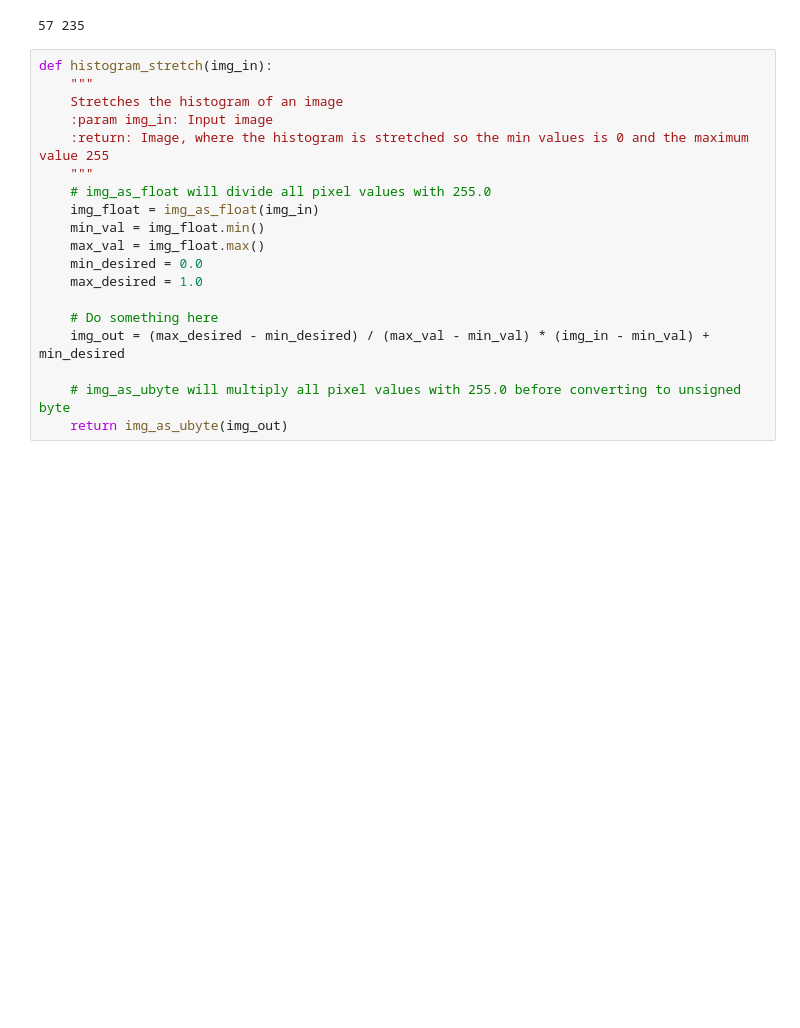
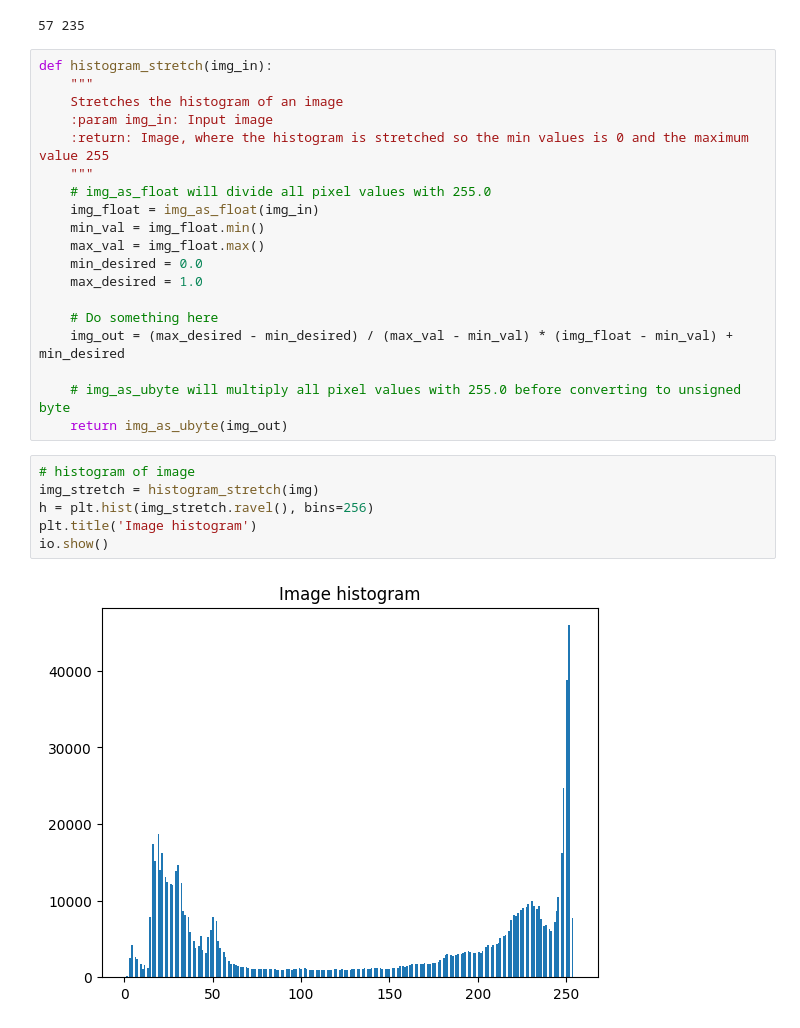
Before and after one commit to RaixSplitter/ImageAnalysis, a Jupyter notebook: exercises/ex3-PixelwiseOperations/ex3_answer.ipynb, the cells around one changed output. Drawn from its saved outputs; the diff is of its cells as text; blank space fills up the shorter version.

```diff
--- a/exercises/ex3-PixelwiseOperations/ex3_answer.ipynb
+++ b/exercises/ex3-PixelwiseOperations/ex3_answer.ipynb
@@ -40,7 +42,15 @@ def histogram_stretch(img_in):
     max_desired = 1.0
 
     # Do something here
-    img_out = (max_desired - min_desired) / (max_val - min_val) * (img_in - min_val) + min_desired
+    img_out = (max_desired - min_desired) / (max_val - min_val) * (img_float - min_val) + min_desired
 
     # img_as_ubyte will multiply all pixel values with 255.0 before converting to unsigned byte
     return img_as_ubyte(img_out)
+# %%
+# histogram of image
+img_stretch = histogram_stretch(img)
+h = plt.hist(img_stretch.ravel(), bins=256)
+plt.title('Image histogram')
+io.show()
+# %% [output]
+[figure, added]
```
Also changed, not shown: parts of 8 cells of this notebook, 5 other files.
